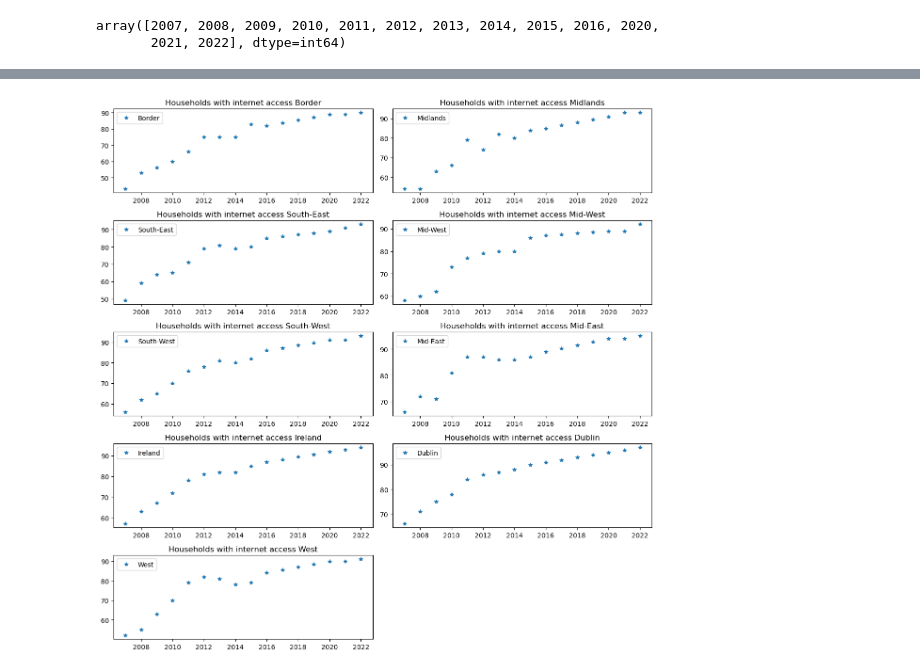
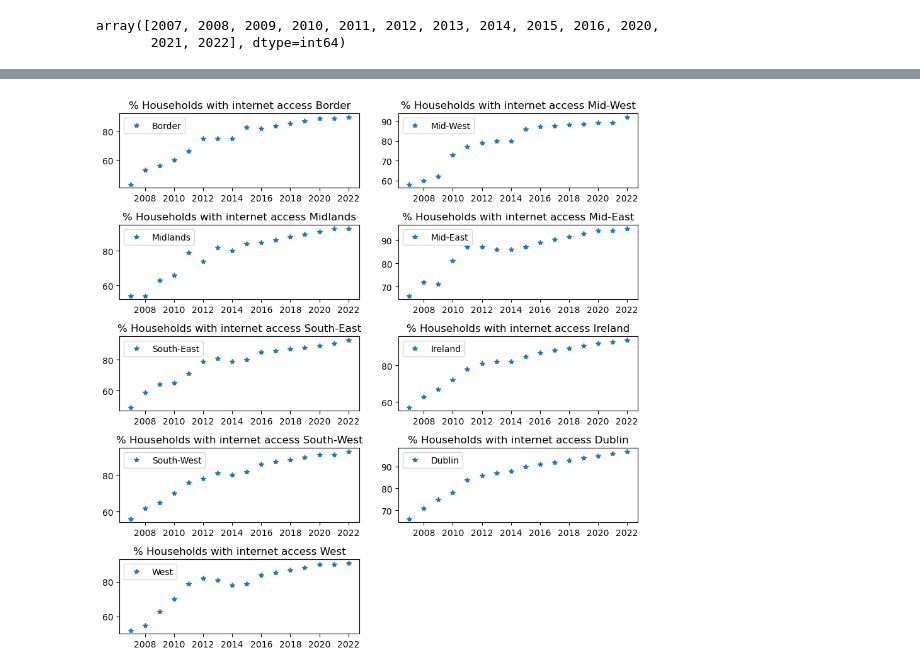
Before and after one commit to Natidhcp/MSc_DA, a Jupyter notebook: ICA.ipynb, the cells around one changed output, grey strips where cells are left out. Drawn from its saved outputs; the diff is of its cells as text; code cells hidden in the pictures.

```diff
--- a/ICA.ipynb
+++ b/ICA.ipynb
@@ -156,0 +252,7 @@ df_ica.to_csv("ICA_m.csv", index = False)
+# %%
+plt.figure(figsize=(8, 3))
+for region in unique_region_names:
+    df_region = df_final[df_final['Region'] == region]
+    plt.plot(df_region['Year'], df_region['% Households with Internet Access'], label=region)
+    plt.title('% of Households with Internet Access')
+    plt.legend(loc='upper right', bbox_to_anchor=(1.3, 1.03))
@@ -178,7 +290,7 @@ for year in years_to_interpolate:
         row = [np.nan, year, region, np.nan, np.nan]
         data.append(row)
 # %%
-df = pd.DataFrame(data, columns=['Statistic Label', 'Year', 'Region', 'UNIT', 'VALUE'])
+df = pd.DataFrame(data, columns=['Statistic Label', 'Year', 'Region', 'UNIT', '% Households with Internet Access'])
 # %%
 df_ica = pd.concat([df_ica, df], ignore_index=True)
 # %%
@@ -206,7 +318,7 @@ Data columns (total 5 columns):
 dtypes: float64(1), int64(1), object(3)
 memory usage: 5.8+ KB
 # %%
-df_ica['Statistic Label'] = df_ica['Statistic Label'].fillna('Households  with internet access')
+df_ica['Statistic Label'] = df_ica['Statistic Label'].fillna('% Households  with internet access')
 df_ica['UNIT'] = df_ica['UNIT'].fillna('%')
 # %%
 df_ica.info()
@@ -261,2 +367,0 @@ df_ica = df_ica.replace('Midland', 'Midlands')
-# %%
-df_ica.rename(columns={'VALUE': 'Households with Internet Access'}, inplace=True)
@@ -265,38 +368,38 @@ df = pd.DataFrame(df_ica, columns=['Year', 'Region', 'Households with Internet A
 # %%
 from matplotlib.gridspec import GridSpec
 import matplotlib.ticker as ticker
 
 # Create a 2-column grid layout
 gs = GridSpec(nrows=5, ncols=2)
 
 # Create a figure
-fig = plt.figure(figsize=(12, 12))
+fig = plt.figure(figsize=(9, 9))
 
 # Add subplots to the figure using the grid layout
 axs = []
-for i, region in enumerate(df['Region'].unique()):
+for i, region in enumerate(df_ica['Region'].unique()):
     ax = fig.add_subplot(gs[i])
     axs.append(ax)
 
 # Plot the graphs for each region
-for i, region in enumerate(df['Region'].unique()):
+for i, region in enumerate(df_ica['Region'].unique()):
     ax = axs[i]
 
     # Get the subset of the data frame for the current region
-    df_region = df[df['Region'] == region]
+    df_region = df_ica[df_ica['Region'] == region]
 
     # Plot the graph for the current region
-    ax.plot(df_region['Year'], df_region['Households with Internet Access'], '*', label=region)
+    ax.plot(df_region['Year'], df_region['% Households with Internet Access'], '*', label=region)
     ax.legend()
-    ax.set_title(f'Households with internet access {region}')
+    ax.set_title(f'% Households with internet access {region}')
     ax.yaxis.set_major_formatter(ticker.EngFormatter())
 
 # Adjust the layout of the figure
 fig.tight_layout()
 
 # Show the plot
 plt.show()
 # %% [output]
-[figure, old version]
+[figure, new version]
 # %%
 df.to_csv("ICA_c.csv", index = False)
```
Also changed, not shown: parts of 29 cells of this notebook, 3 other files.
